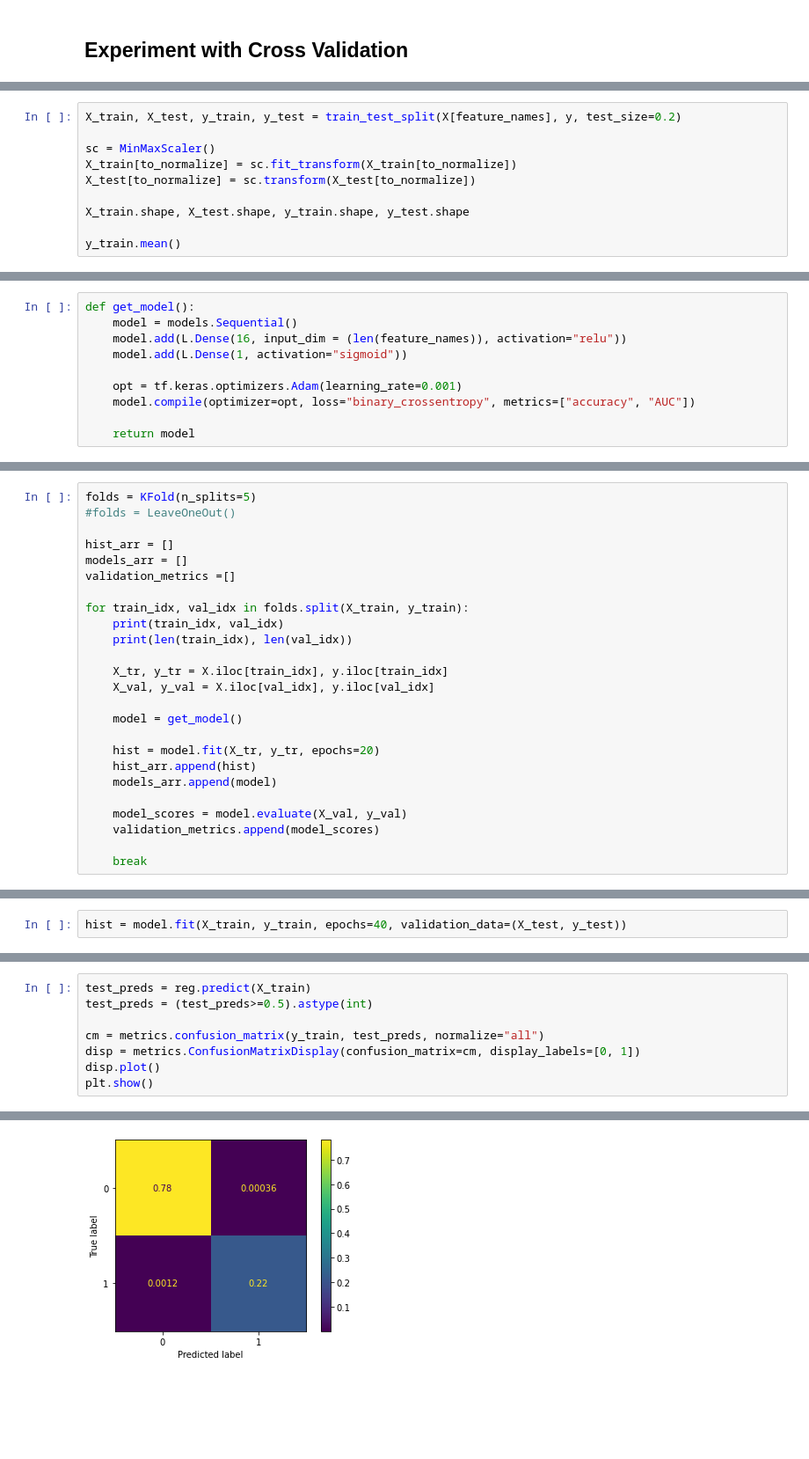
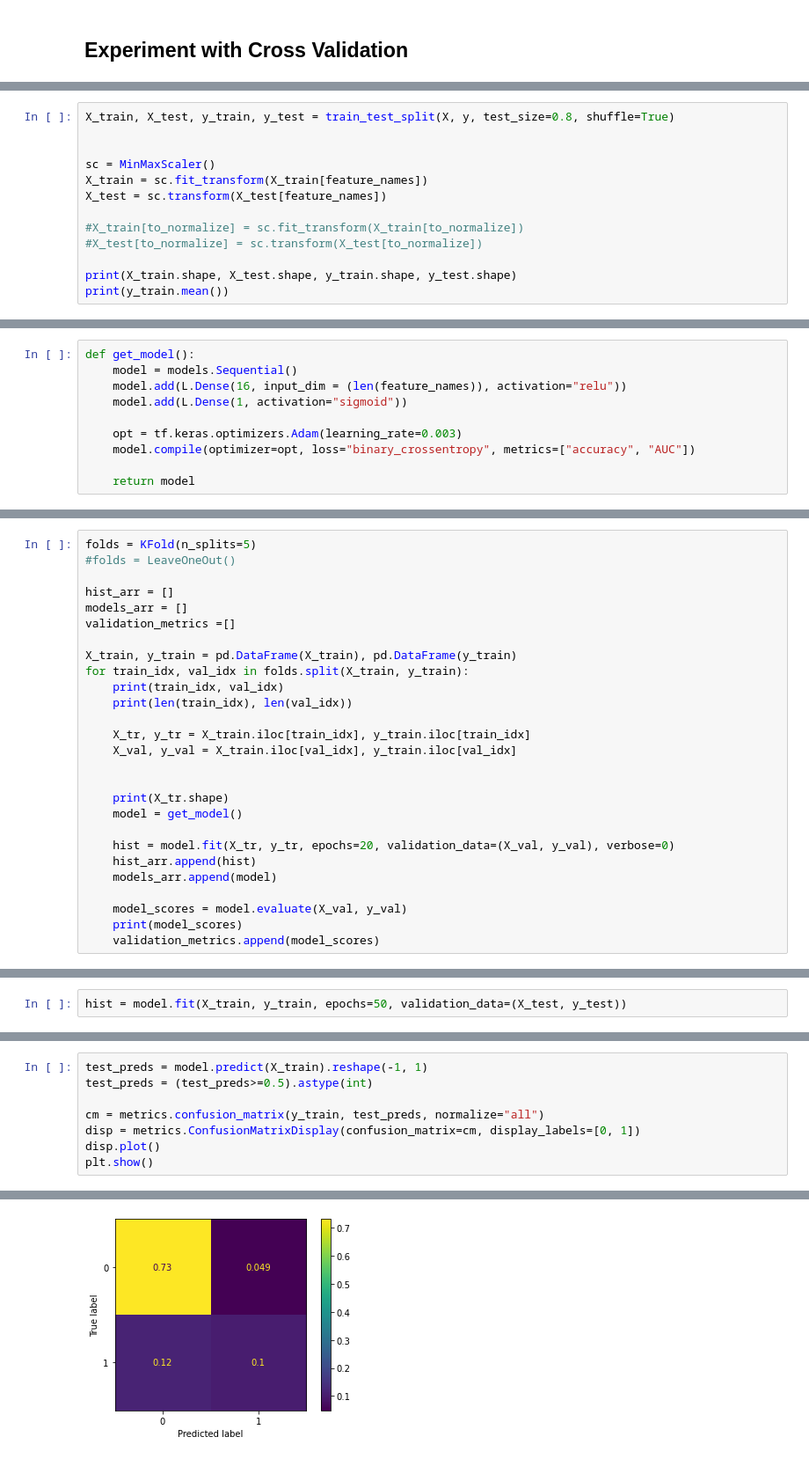
Before and after one commit to parmarsuraj99/MLPR, a Jupyter notebook: project_1/EDA.ipynb, the cells around one changed output, grey strips where cells are left out. Shown at 88% size. Saved outputs shown, nothing was run; the diff lists cells and outputs as text; blank space fills up the shorter version.

```diff
--- a/project_1/EDA.ipynb
+++ b/project_1/EDA.ipynb
@@ -291,11 +288,14 @@ feature_names = ['credit_score', 'AGE', 'feature_SEX', 'EDUCATION', 'feature_MAR
 # %%
-X_train, X_test, y_train, y_test = train_test_split(X[feature_names], y, test_size=0.2)
+X_train, X_test, y_train, y_test = train_test_split(X, y, test_size=0.8, shuffle=True)
+
 
 sc = MinMaxScaler()
-X_train[to_normalize] = sc.fit_transform(X_train[to_normalize])
-X_test[to_normalize] = sc.transform(X_test[to_normalize])
+X_train = sc.fit_transform(X_train[feature_names])
+X_test = sc.transform(X_test[feature_names])
 
-X_train.shape, X_test.shape, y_train.shape, y_test.shape
+#X_train[to_normalize] = sc.fit_transform(X_train[to_normalize])
+#X_test[to_normalize] = sc.transform(X_test[to_normalize])
 
-y_train.mean()
+print(X_train.shape, X_test.shape, y_train.shape, y_test.shape)
+print(y_train.mean())
 # %% [output]
@@ -306,7 +307,7 @@ def get_model():
     model.add(L.Dense(16, input_dim = (len(feature_names)), activation="relu"))
     model.add(L.Dense(1, activation="sigmoid"))
 
-    opt = tf.keras.optimizers.Adam(learning_rate=0.001)
+    opt = tf.keras.optimizers.Adam(learning_rate=0.003)
     model.compile(optimizer=opt, loss="binary_crossentropy", metrics=["accuracy", "AUC"])
 
     return model
@@ -334,20 +335,22 @@ hist_arr = []
 models_arr = []
 validation_metrics =[]
 
+X_train, y_train = pd.DataFrame(X_train), pd.DataFrame(y_train)
 for train_idx, val_idx in folds.split(X_train, y_train):
     print(train_idx, val_idx)
     print(len(train_idx), len(val_idx))
 
-    X_tr, y_tr = X.iloc[train_idx], y.iloc[train_idx]
-    X_val, y_val = X.iloc[val_idx], y.iloc[val_idx]
+    X_tr, y_tr = X_train.iloc[train_idx], y_train.iloc[train_idx]
+    X_val, y_val = X_train.iloc[val_idx], y_train.iloc[val_idx]
 
+
+    print(X_tr.shape)
     model = get_model()
 
-    hist = model.fit(X_tr, y_tr, epochs=20)
+    hist = model.fit(X_tr, y_tr, epochs=20, validation_data=(X_val, y_val), verbose=0)
     hist_arr.append(hist)
     models_arr.append(model)
 
     model_scores = model.evaluate(X_val, y_val)
+    print(model_scores)
     validation_metrics.append(model_scores)
-
-    break
@@ -391,3 +390,3 @@ reg.fit(X_train, y_train)
 # %%
-hist = model.fit(X_train, y_train, epochs=40, validation_data=(X_test, y_test))
+hist = model.fit(X_train, y_train, epochs=50, validation_data=(X_test, y_test))
 # %% [output]
@@ -452,5 +450,5 @@ plt.show()
 # %%
-test_preds = reg.predict(X_train)
+test_preds = model.predict(X_train).reshape(-1, 1)
 test_preds = (test_preds>=0.5).astype(int)
 
 cm = metrics.confusion_matrix(y_train, test_preds, normalize="all")
@@ -472,2 +459,2 @@ plt.show()
-[figure, old version]
+[figure, new version]
 # %%
```
Also changed, not shown: parts of 25 cells of this notebook.
